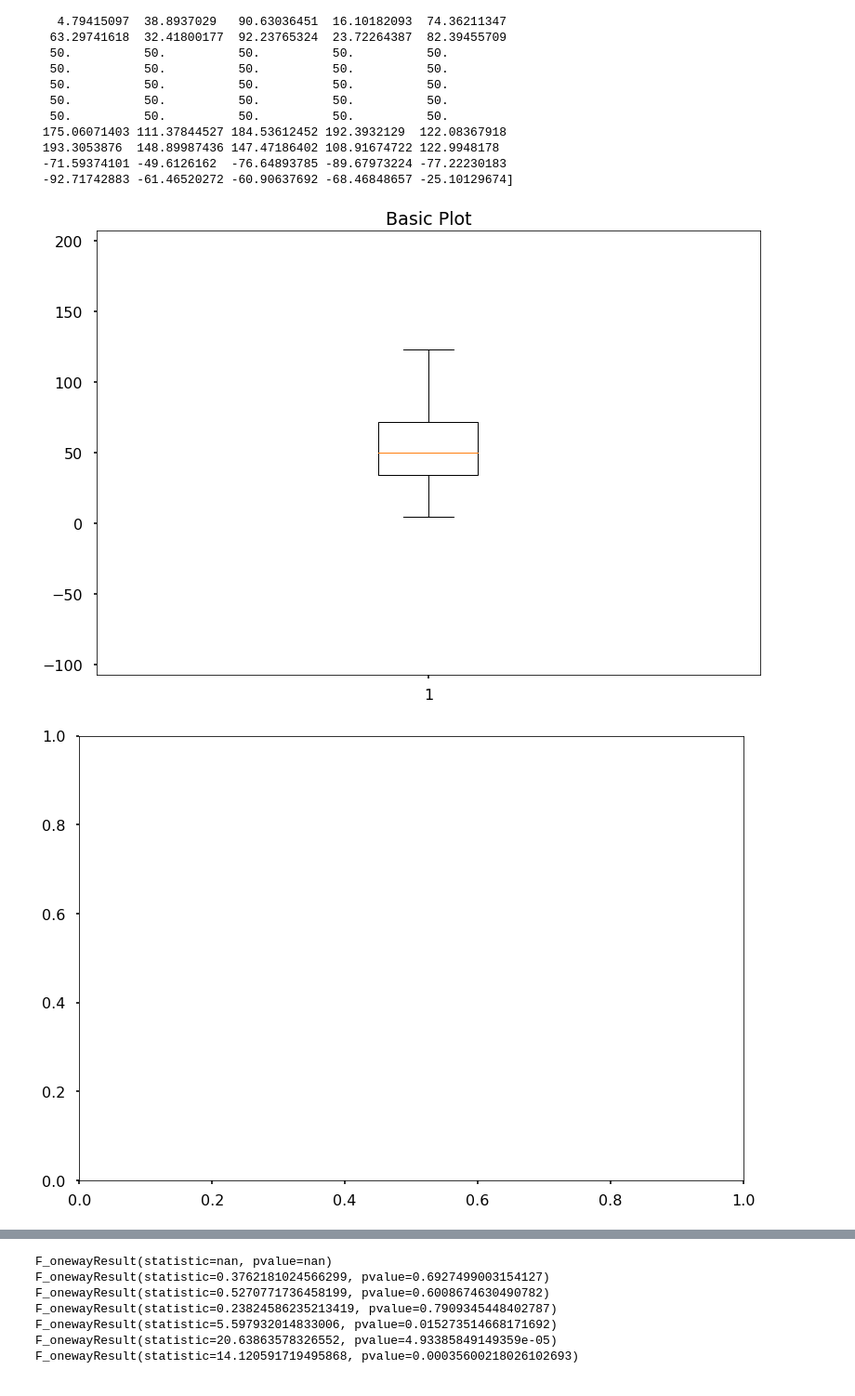
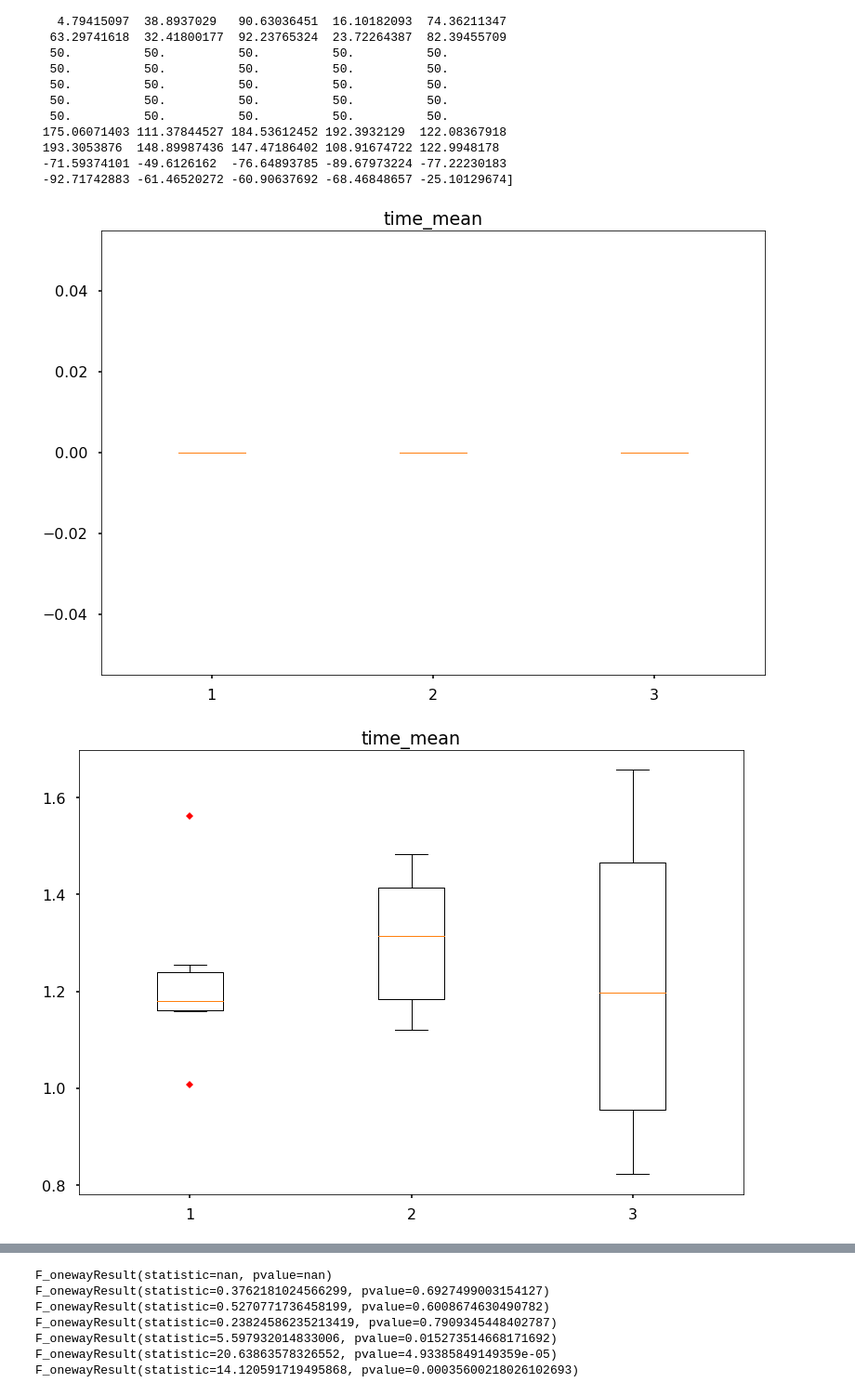
Before and after one commit to red-pencil/python_data, a Jupyter notebook: vtdata/Scripts/plot_20190501.ipynb, the cells around one changed output, grey strips where cells are left out. Shown: that part at 93% size. Drawn from its saved outputs; the diff is of its cells as text; code cells hidden in the pictures.

```diff
--- a/vtdata/Scripts/plot_20190501.ipynb
+++ b/vtdata/Scripts/plot_20190501.ipynb
@@ -1247,20 +1283,12 @@ print(data)
  -71.59374101 -49.6126162  -76.64893785 -89.67973224 -77.22230183
  -92.71742883 -61.46520272 -60.90637692 -68.46848657 -25.10129674]
 # %%
-fig1, ax1 = plt.subplots()
-ax1.set_title('Basic Plot')
-ax1.boxplot(data)
-
-fig3, ax3 = plt.subplots()
-ax4.set_title('Hide Outlier Points')
-ax4.boxplot(data, showfliers=False)
-
-for i in range(len(Exp.deform(test3.speed_mean_10x3x7)[0])):
+for i in range(len(Exp.deform(test3.time_mean_10x3x7)[0])):
     fig4, ax4 = plt.subplots()
-    ax4.set_title('Hide Outlier Points')
-    allone = [Exp.deform(test3.speed_mean_10x3x7)[0][i],
-              Exp.deform(test4.speed_mean_10x3x7)[0][i], Exp.deform(test5.speed_mean_10x3x7)[0][i]]
-    ax4.boxplot(allone, showfliers=False)
+    ax4.set_title('time_mean')
+    allone = [Exp.deform(test3.time_mean_10x3x7)[0][i],
+              Exp.deform(test4.time_mean_10x3x7)[0][i], Exp.deform(test5.time_mean_10x3x7)[0][i]]
+    ax4.boxplot(allone,0, 'rD')
 # %% [output]
-[figure, old version]
+[figure, new version]
-[figure, old version]
+[figure, new version]
```
Also changed, not shown: parts of 5 cells of this notebook, 4 other files.
